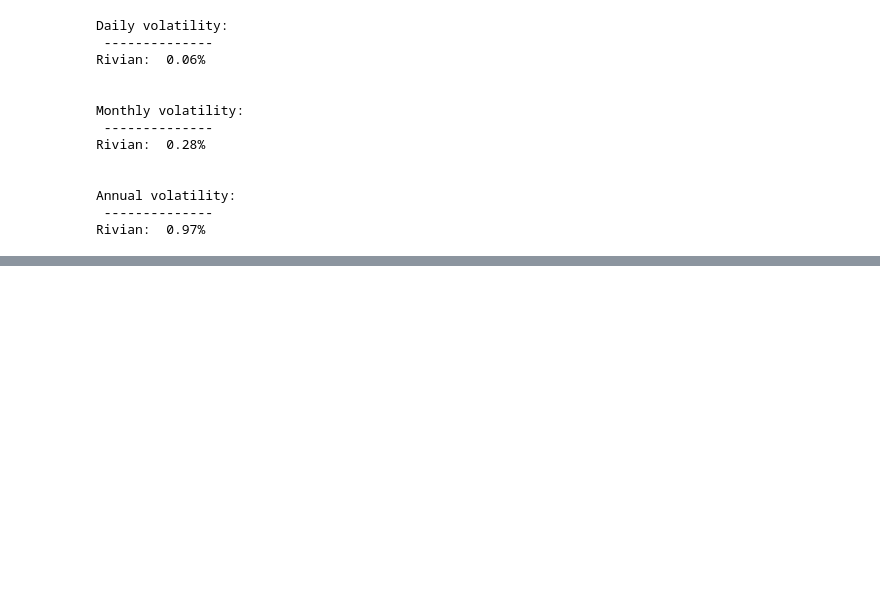
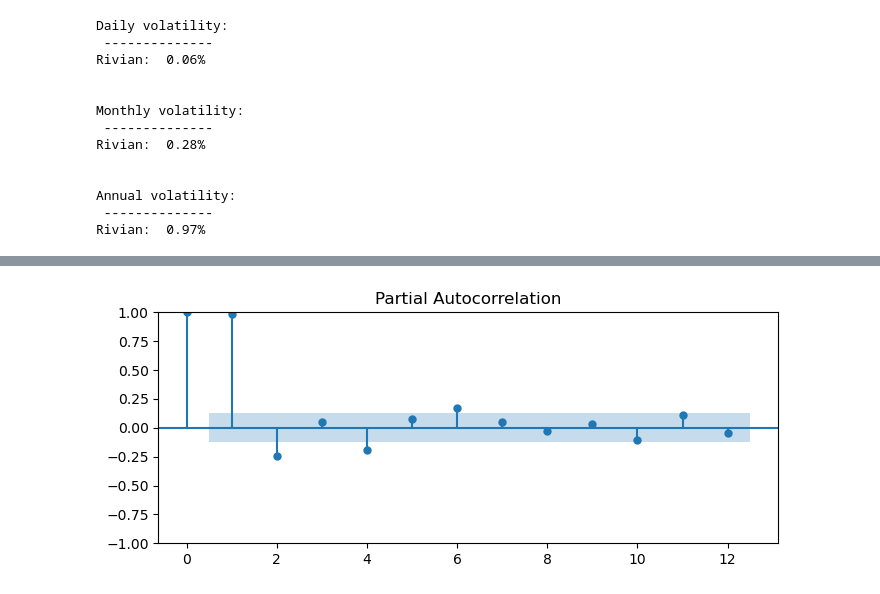
Before and after one commit to jonathanr1212/Predicting_rivian_stock, a Jupyter notebook: stock_predict_nb.ipynb, the cells around one changed output, grey strips where cells are left out. Cells and saved outputs as stored; diff of their text form; code cells hidden in the pictures; blank space fills up the shorter version.

```diff
--- a/stock_predict_nb.ipynb
+++ b/stock_predict_nb.ipynb
@@ -266,0 +295,6 @@ dtype: float64
+# %%
+#Plotting the Partial AutoCorrelation Function
+fig, ax = plt.subplots(figsize=(8,3))
+plot_pacf(riv_df['Close'],ax=ax, lags=12, method='ywm');
+# %% [output]
+[figure, added]
```
Also changed, not shown: parts of 15 cells of this notebook.
